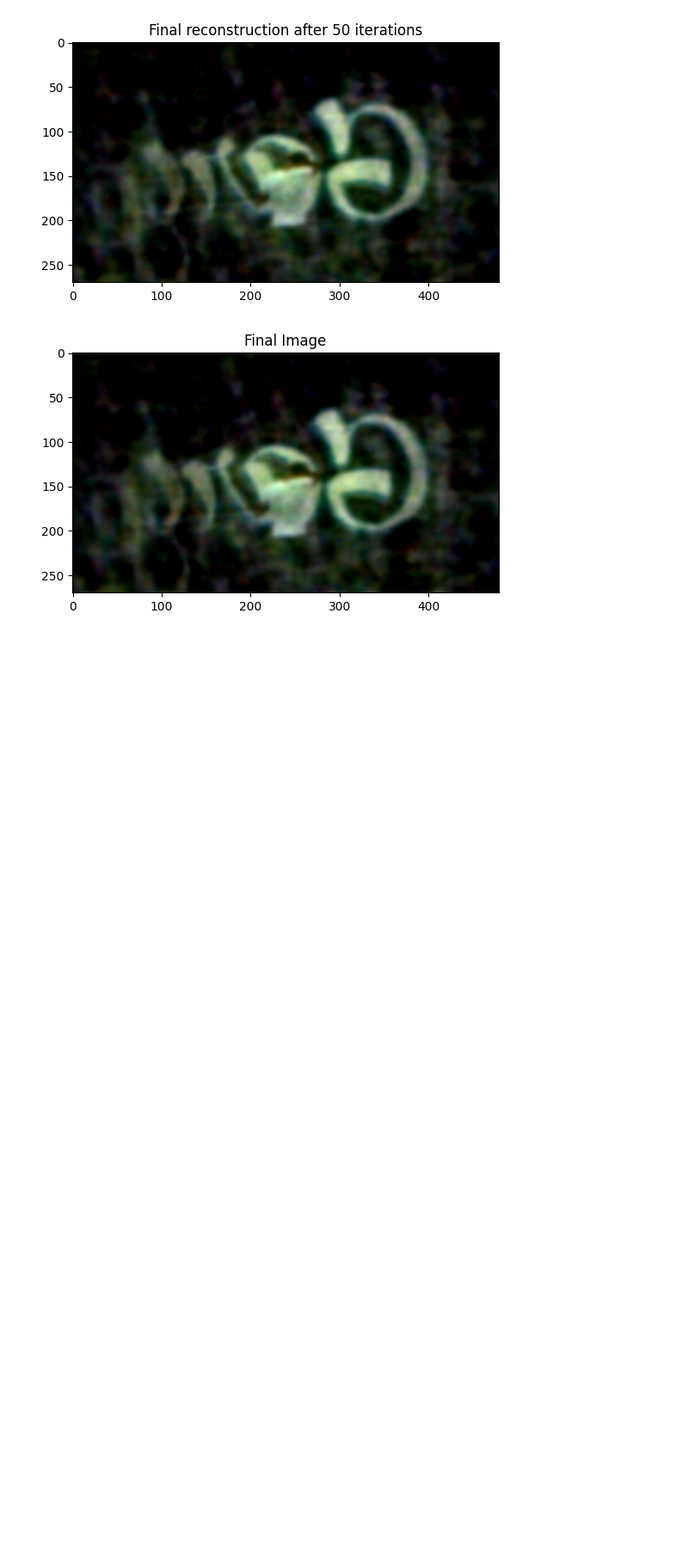
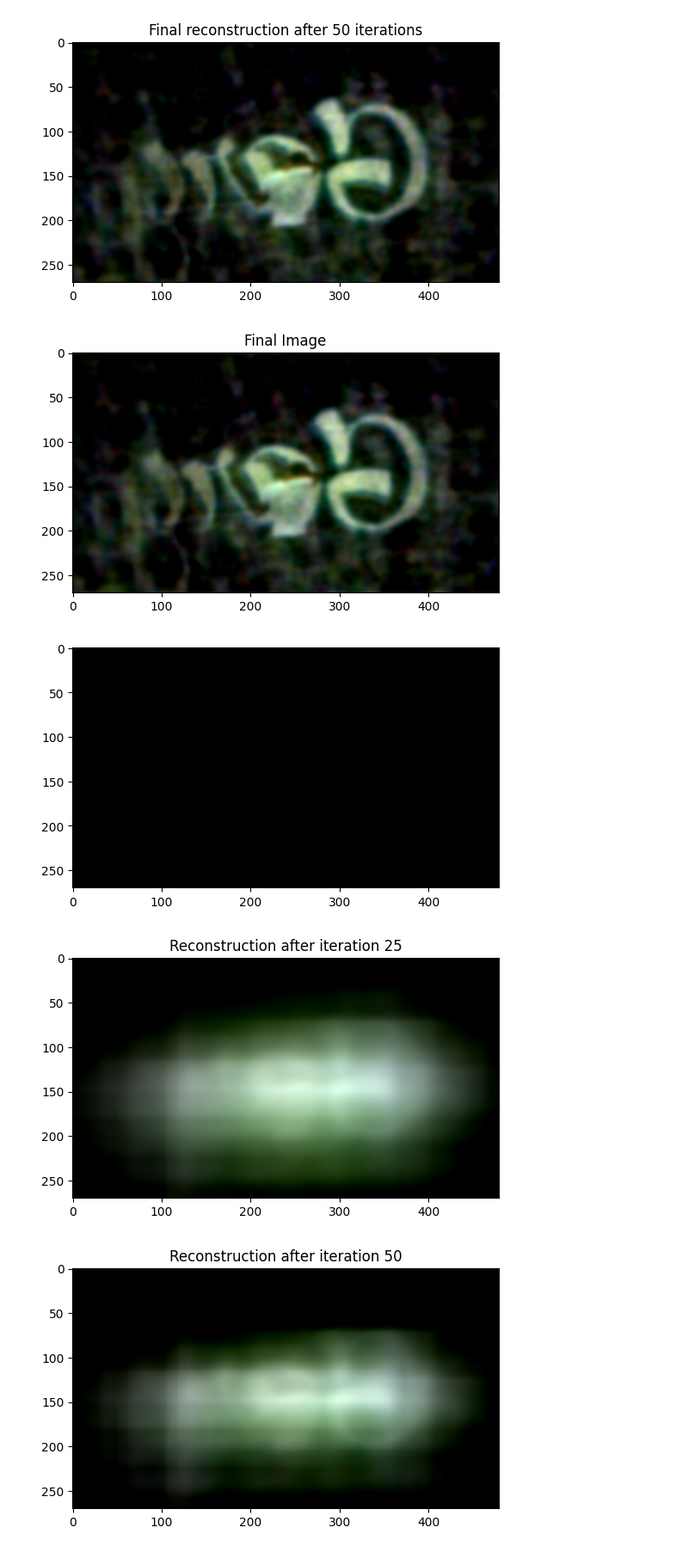
Before and after one commit to mbacvanski/lenseless_imaging, a Jupyter notebook: run_single_image.ipynb, the cells around one changed output. Shown at 86% size. Drawn from its saved outputs; the diff is of its cells as text; code cells hidden in the pictures; blank space fills up the shorter version.

Commit message:
added gradient descent class

```diff
--- a/run_single_image.ipynb
+++ b/run_single_image.ipynb
@@ -54,3 +54,14 @@ plt.show()
 [figure]
 [figure]
 [figure]
+# %%
+from algorithms.gradient_descent import GD
+
+reconstructor = GD(psf)
+reconstructed = reconstructor.apply(image, n_iter=50, disp_iter=10)
+plot_image(reconstructed[0]).set_title("Final Image")
+plt.show()
+# %% [output]
+[figure, added]
+[figure, added]
+[figure, added]
```
Also changed, not shown: parts of 1 cell of this notebook, 1 other file.
